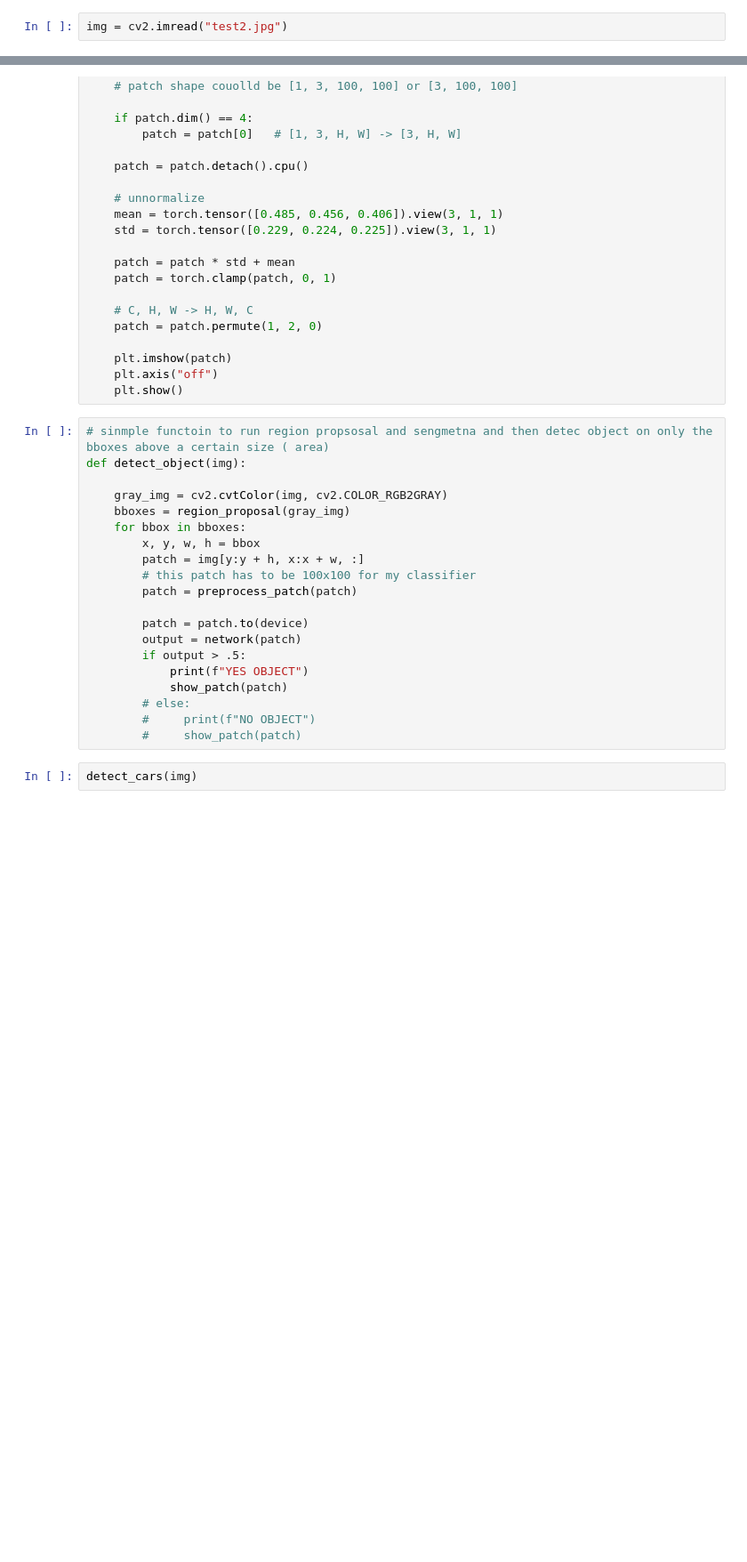
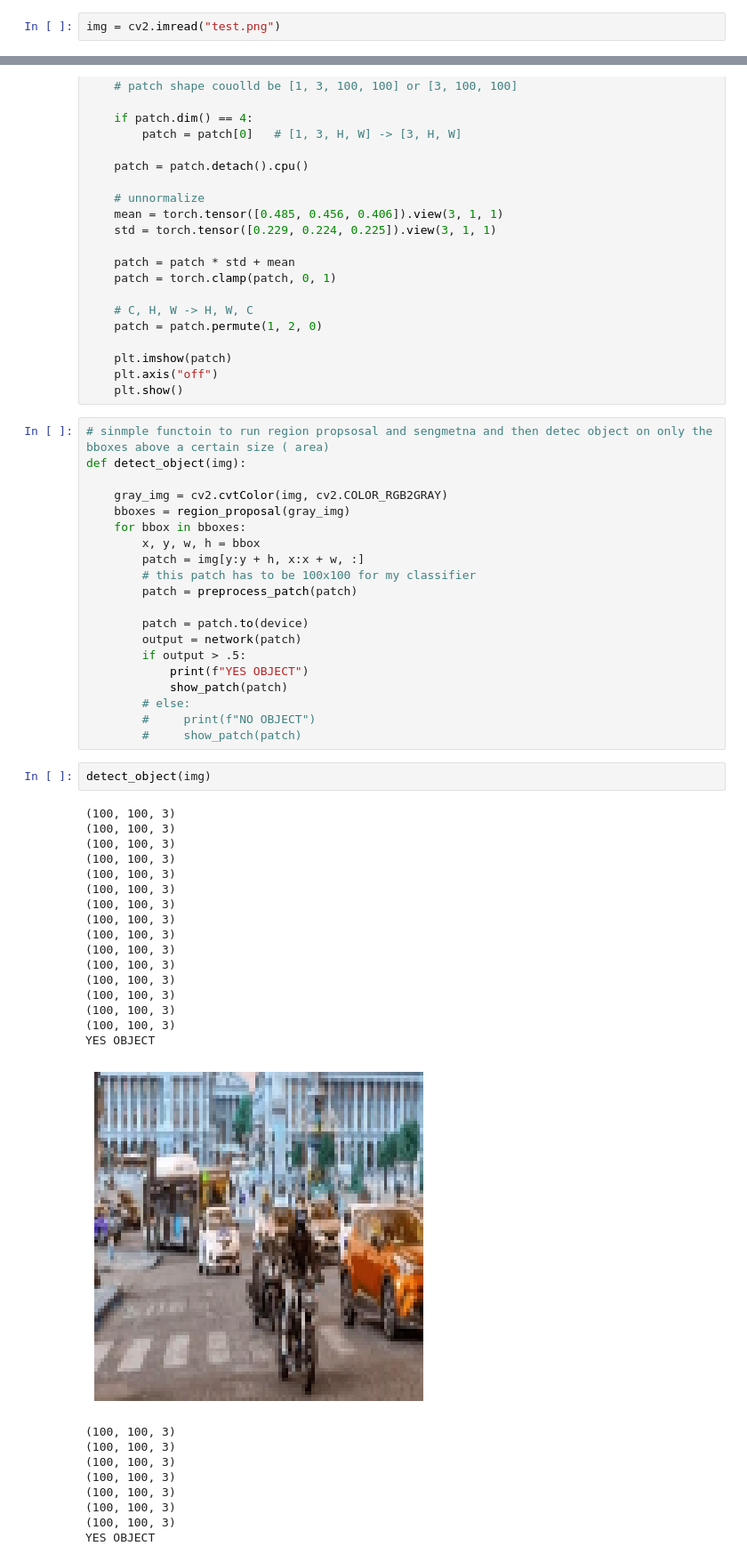
Before and after one commit to aaryadevchandra/felzenszwalb-rcnn-from-scratch, a Jupyter notebook: rcnn.ipynb, the cells around one changed output, grey strips where cells are left out. Shown at 89% size. Drawn from its saved outputs; the diff is of its cells as text; blank space fills up the shorter version.

```diff
--- a/rcnn.ipynb
+++ b/rcnn.ipynb
@@ -443,7 +443,7 @@ Epoch [8/10] Batch [71/113] Train Loss: 0.1473
 # %% [markdown]
 ## Give a test image and test out the detection
 # %%
-img = cv2.imread("test2.jpg")
+img = cv2.imread("test.png")
 # %%
 def preprocess_patch(patch):
     # patch: numpy image, shape H,W,3
@@ -515,4 +515,30 @@ def detect_object(img):
         #     print(f"NO OBJECT")
         #     show_patch(patch)
 # %%
-detect_cars(img)
+detect_object(img)
+# %% [output]
+(100, 100, 3)
+(100, 100, 3)
+(100, 100, 3)
+(100, 100, 3)
+(100, 100, 3)
+(100, 100, 3)
+(100, 100, 3)
+(100, 100, 3)
+(100, 100, 3)
+(100, 100, 3)
+(100, 100, 3)
+(100, 100, 3)
+(100, 100, 3)
+(100, 100, 3)
+(100, 100, 3)
+YES OBJECT
+[figure, added]
+(100, 100, 3)
+(100, 100, 3)
+(100, 100, 3)
+(100, 100, 3)
+(100, 100, 3)
+(100, 100, 3)
+(100, 100, 3)
+YES OBJECT
```
Also changed, not shown: parts of 2 cells of this notebook.
